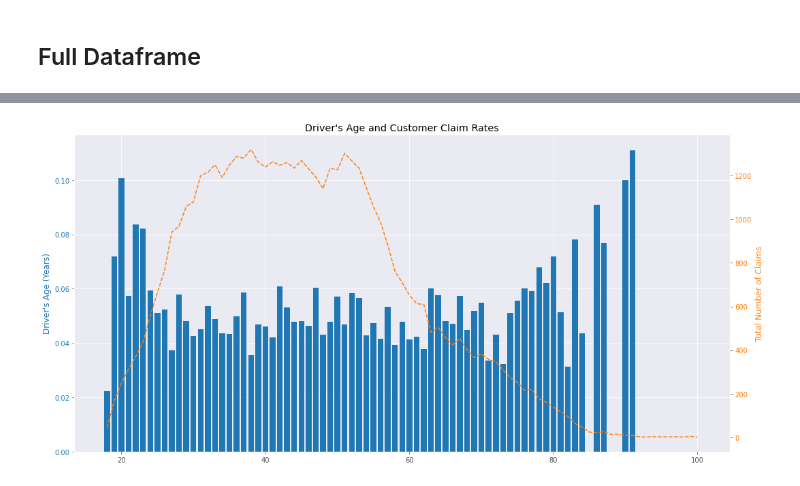
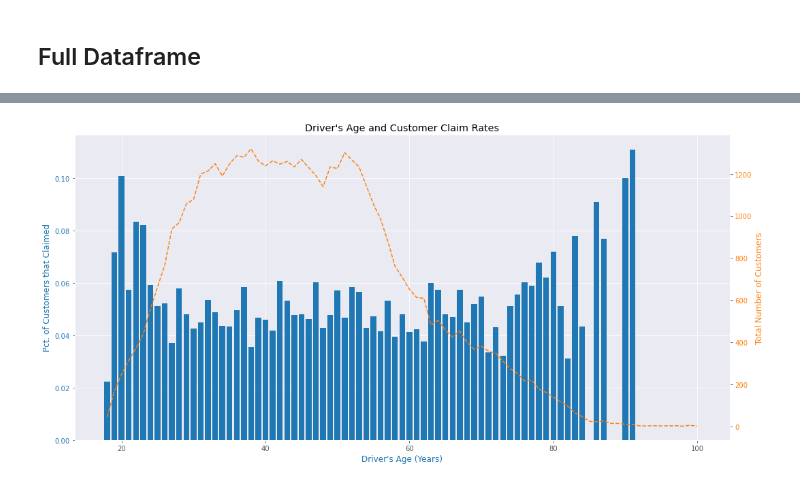
Before and after one commit to daniel-deutsch/FTD, a Jupyter notebook: Insurence Technology/main.ipynb, the cells around one changed output, grey strips where cells are left out. Cells and saved outputs as stored; diff of their text form; code cells hidden in the pictures.

```diff
--- a/Insurence Technology/main.ipynb
+++ b/Insurence Technology/main.ipynb
@@ -128,25 +159,25 @@ plt.show()
 # %%
 claim_rate = df.groupby('ageconducteur')['has_claimed'].agg(['sum', 'count']).reset_index()
 claim_rate['pct_claimed'] = claim_rate['sum']/claim_rate['count']
 
 fig, ax1 = plt.subplots()
 
 color = 'tab:blue'
 ax1.set_ylabel('Pct. of Customers that Claimed', color=color)
 ax1.set_xlabel('Driver\'s Age (Years)', color=color)
 ax1.bar(claim_rate['ageconducteur'], claim_rate['pct_claimed'], color=color)
 ax1.tick_params(axis='y', labelcolor=color)
 
 ax2 = ax1.twinx()  # instantiate a second axes that shares the same x-axis
 
 color = 'tab:orange'
-ax2.set_ylabel('Total Number of Claims', color=color)  # we already handled the x-label with ax1
+ax2.set_ylabel('Total Number of Customers', color=color)  # we already handled the x-label with ax1
 ax2.plot(claim_rate['ageconducteur'], claim_rate['count'], '--', color=color)
 ax2.tick_params(axis='y', labelcolor=color)
 
 ax2.grid(False)
 fig.tight_layout()  # otherwise the right y-label is slightly clipped
 plt.title('Driver\'s Age and Customer Claim Rates')
 plt.show()
 # %% [output]
-[figure, old version]
+[figure, new version]
```
Also changed, not shown: parts of 20 cells of this notebook.
